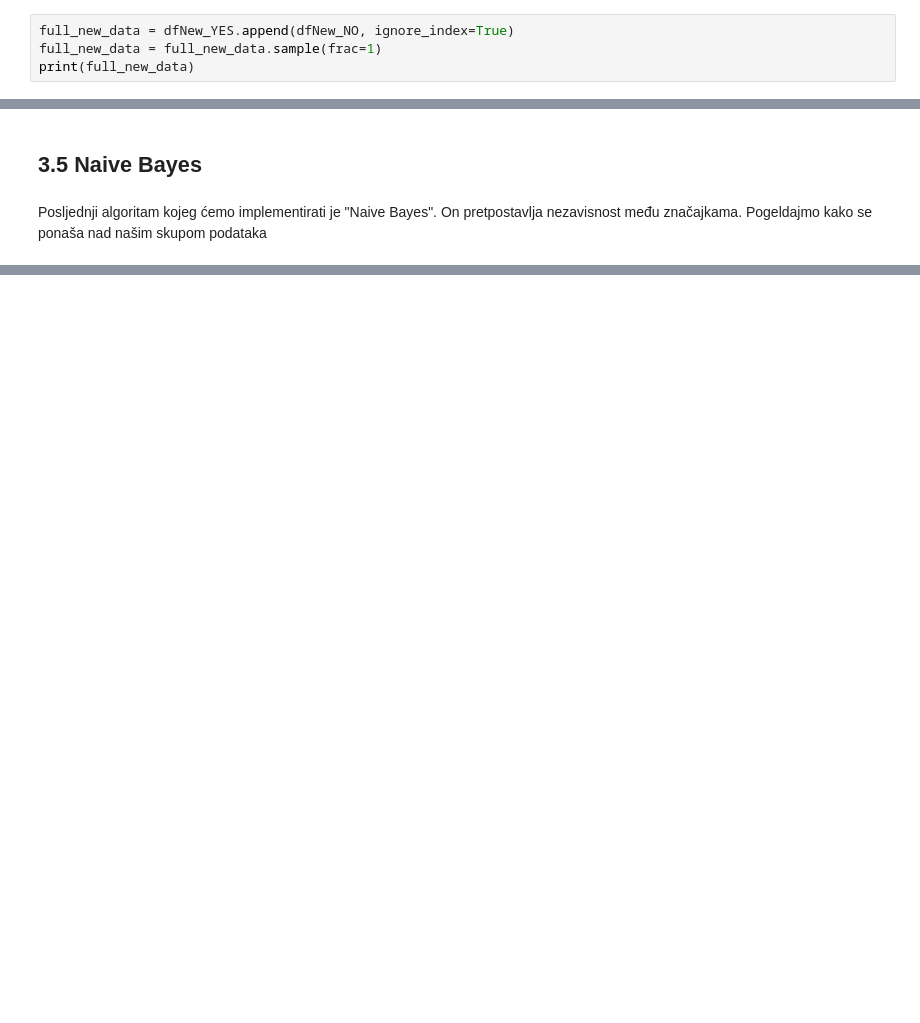
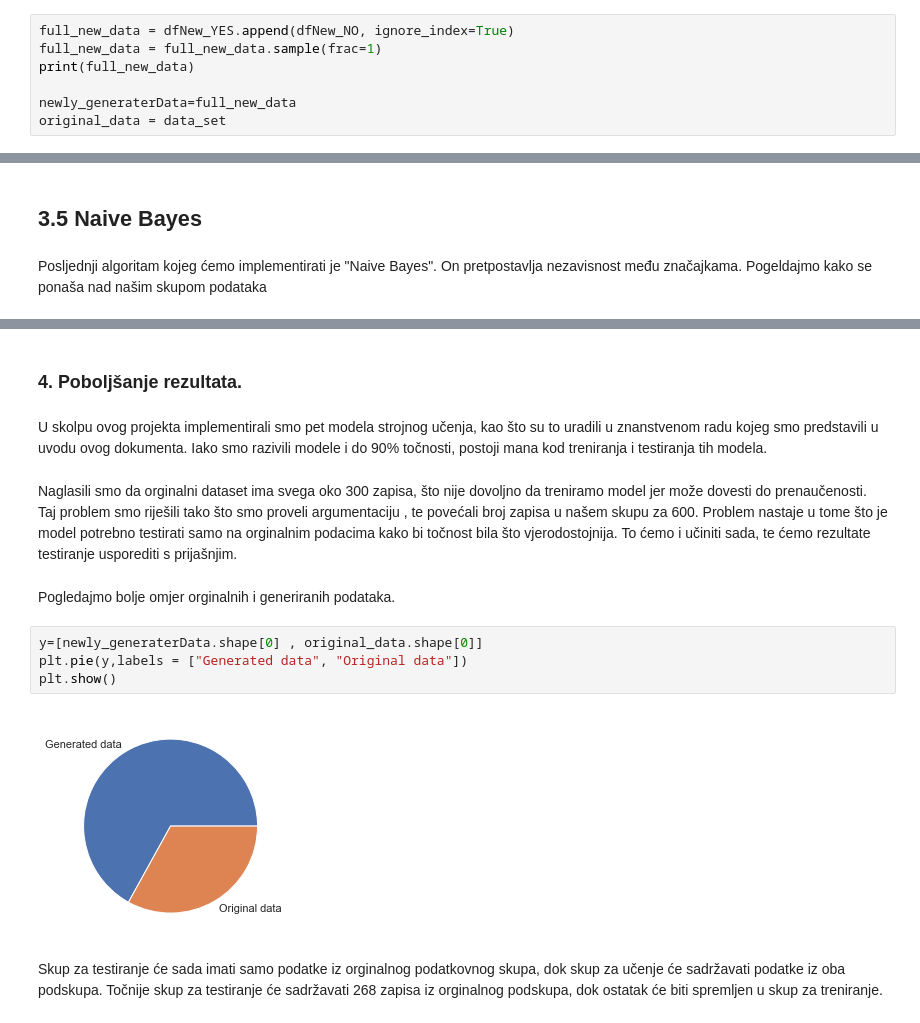
Before and after one commit to tp52/uzop, a Jupyter notebook: Uzop.ipynb, the cells around one changed output, grey strips where cells are left out. Cells and saved outputs as stored; diff of their text form; blank space fills up the shorter version.

```diff
--- a/Uzop.ipynb
+++ b/Uzop.ipynb
@@ -861,5 +861,8 @@ print(dfNew_YES)
 full_new_data = dfNew_YES.append(dfNew_NO, ignore_index=True)
 full_new_data = full_new_data.sample(frac=1)
 print(full_new_data)
+
+newly_generaterData=full_new_data
+original_data = data_set
 # %% [output]
      age  sex  cp  trestbps  chol  fbs  restecg  thalach  exang  oldpeak  \
@@ -1217,0 +1221,18 @@ weighted avg       0.91      0.91      0.91       224
+# %% [markdown]
+### 4. Poboljšanje rezultata.
+# %% [markdown]
+U skolpu ovog projekta implementirali smo pet modela strojnog učenja, kao što su to uradili u znanstvenom radu kojeg smo predstavili u uvodu ovog dokumenta. Iako smo razivili modele i do 90% točnosti, postoji mana kod treniranja i testiranja tih modela.
+# %% [markdown]
+Naglasili smo da orginalni dataset ima svega oko 300 zapisa, što nije dovoljno da treniramo model jer može dovesti do prenaučenosti. Taj problem smo riješili tako što smo proveli argumentaciju , te povećali broj zapisa u našem skupu za 600.
+Problem nastaje u tome što je model potrebno testirati samo na orginalnim podacima kako bi točnost bila što vjerodostojnija.
+To ćemo i učiniti sada, te ćemo rezultate testiranje usporediti s prijašnjim.
+# %% [markdown]
+Pogledajmo bolje omjer orginalnih i generiranih podataka.
+# %%
+y=[newly_generaterData.shape[0] , original_data.shape[0]]
+plt.pie(y,labels = ["Generated data", "Original data"])
+plt.show()
+# %% [output]
+[figure, added]
+# %% [markdown]
+Skup za testiranje će sada imati samo podatke iz orginalnog podatkovnog skupa, dok skup za učenje će sadržavati podatke iz oba podskupa. Točnije skup za testiranje će sadržavati 268 zapisa iz orginalnog podskupa, dok ostatak će biti spremljen u skup za treniranje.
```
Also changed, not shown: parts of 30 cells of this notebook, 2 other files.
